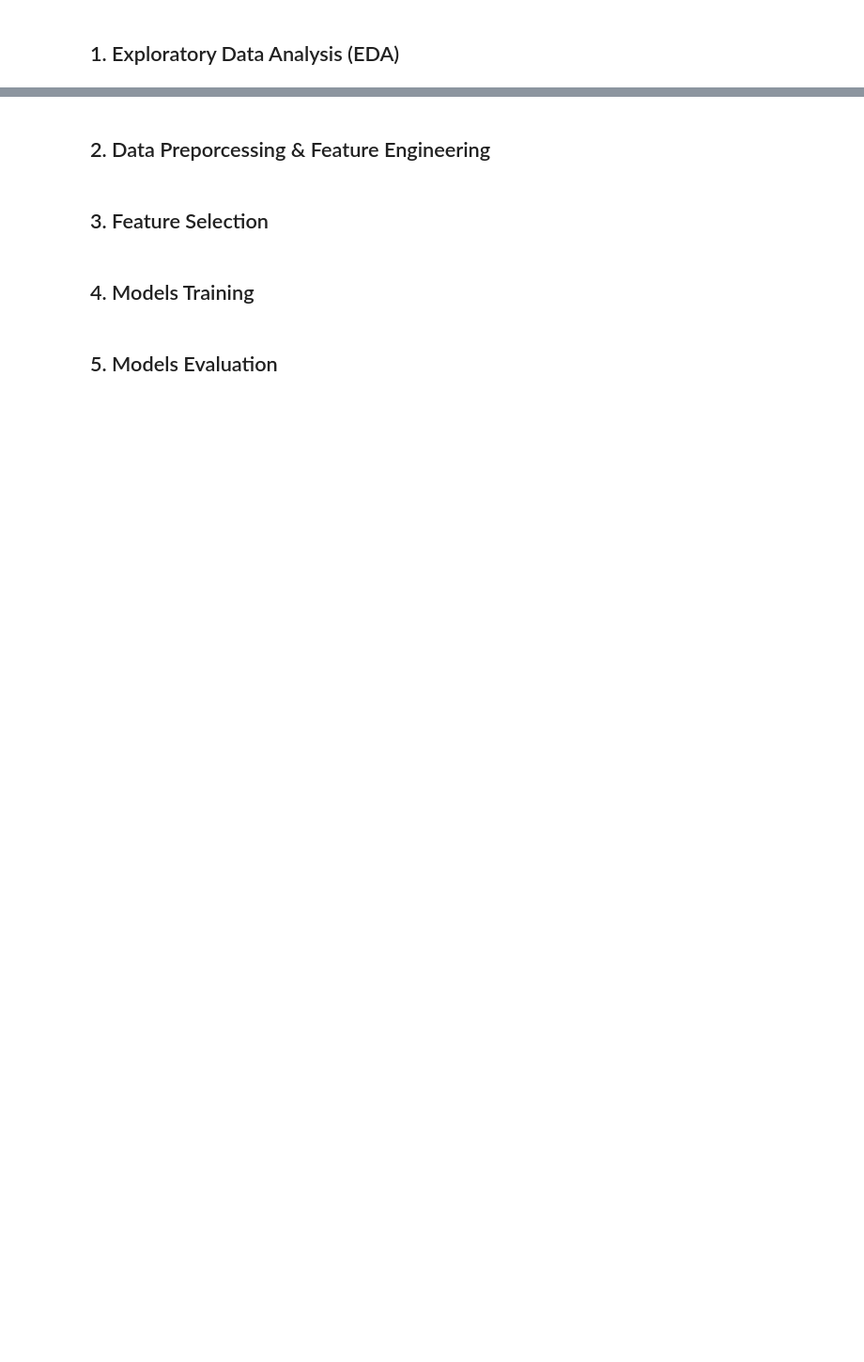
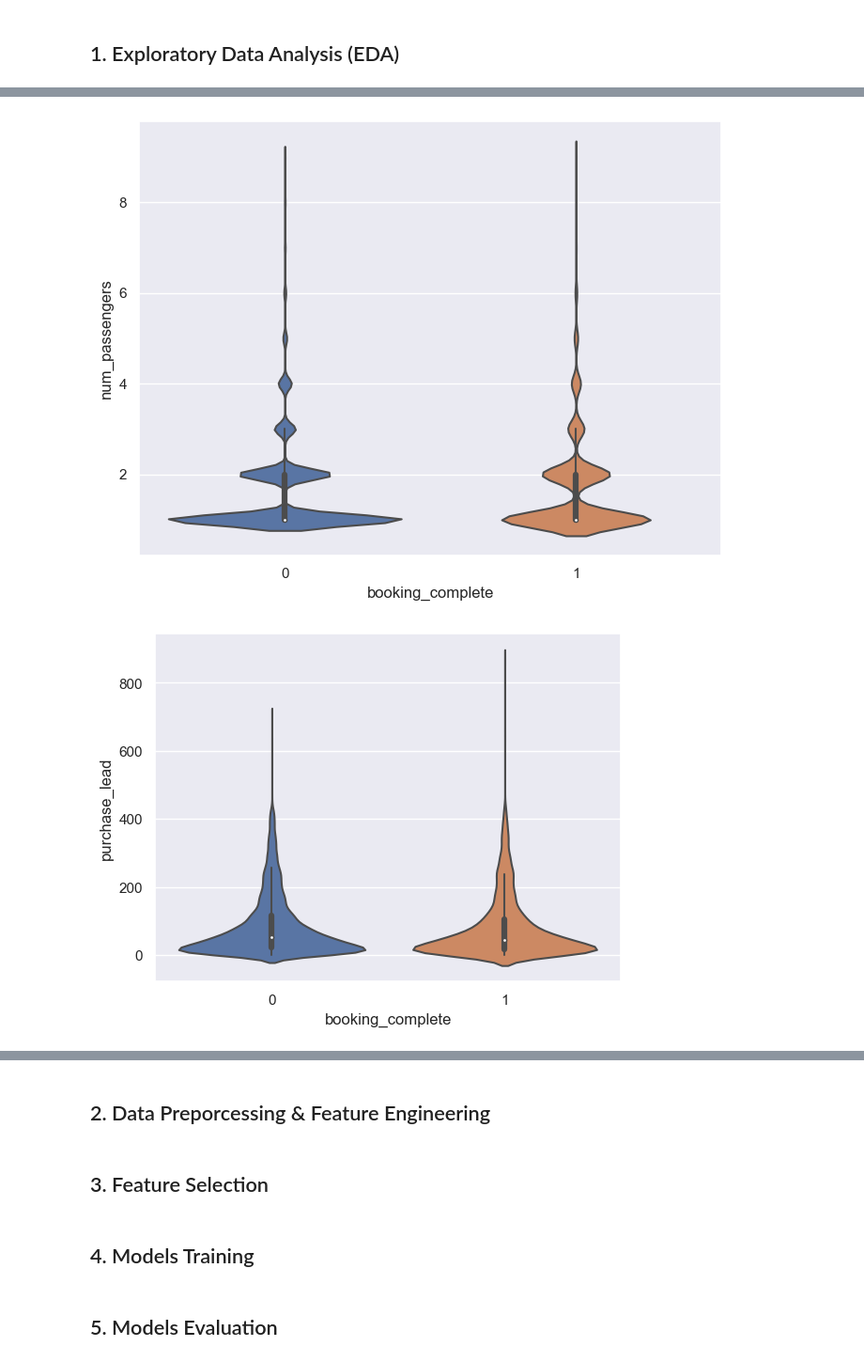
Before and after one commit to IchfanKurniawan/british-airways-intern-project-customer-prediction, a Jupyter notebook: code/british-airways-task-2.ipynb, the cells around one changed output, grey strips where cells are left out. Shown at 94% size. Drawn from its saved outputs; the diff is of its cells as text; code cells hidden in the pictures; blank space fills up the shorter version.

```diff
--- a/code/british-airways-task-2.ipynb
+++ b/code/british-airways-task-2.ipynb
@@ -66,0 +275,19 @@ With your predictive model, it is important to interpret the results in order to
+# %%
+# distribution of numerical columns & the target column
+
+plt.figure(figsize=(8,6))
+
+for col in df.select_dtypes(include='number').columns:
+    sns.violinplot(data=df, y=col, x='booking_complete')
+    plt.show()
+
+# Note
+    # the distributions shown separation between two classes
+    # statistical test could be employed to check for statistical significance of difference
+
+# To do:
+    # statistical test between target column & numerical features
+    # because the distribtuion is not near normal, non-parametric test should be suitable
+# %% [output]
+[figure, added]
+[figure, added]
```
Also changed, not shown: parts of 16 cells of this notebook, 1 other file.
